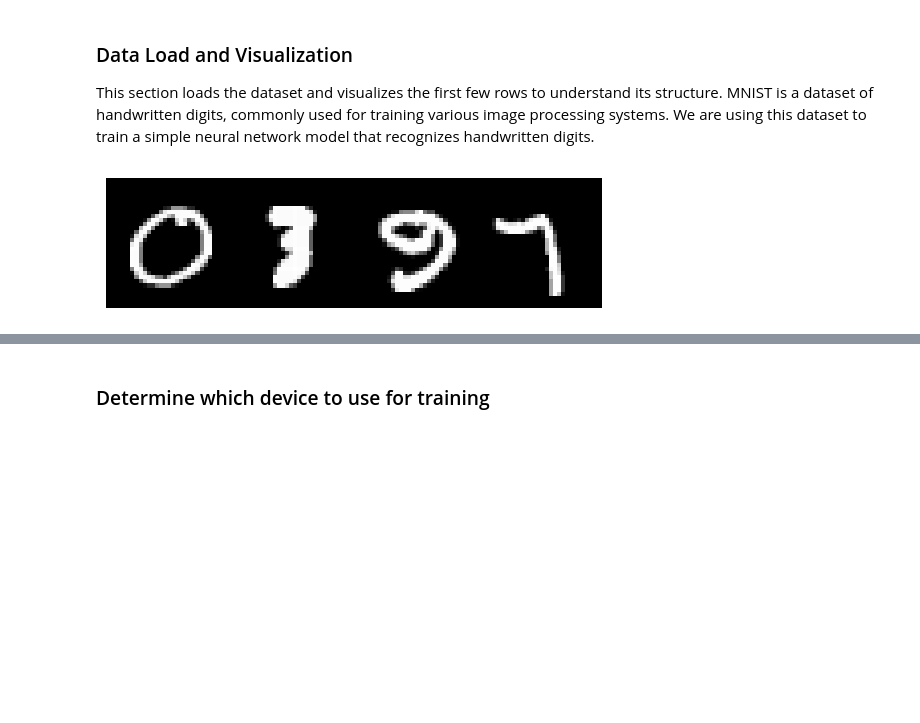
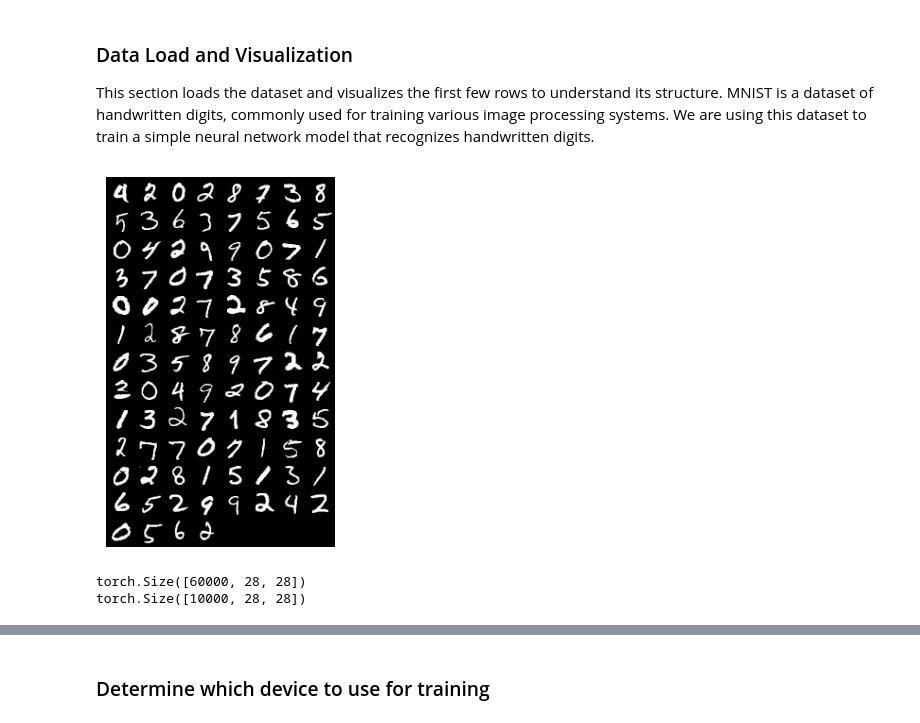
Before and after one commit to 7174Andy/machine-learning-projects, a Jupyter notebook: handwritten-recognition.ipynb, the cells around one changed output, grey strips where cells are left out. Saved outputs shown, nothing was run; the diff lists cells and outputs as text; code cells hidden in the pictures; blank space fills up the shorter version.

```diff
--- a/handwritten-recognition.ipynb
+++ b/handwritten-recognition.ipynb
@@ -15,22 +15,26 @@ import matplotlib.pyplot as plt
 This section loads the dataset and visualizes the first few rows to understand its structure. MNIST is a dataset of handwritten digits, commonly used for training various image processing systems. We are using this dataset to train a simple neural network model that recognizes handwritten digits.
 # %%
 traindata = torchvision.datasets.MNIST(root='./data', train=True, download=True, transform=transforms.ToTensor())
-trainloader = torch.utils.data.DataLoader(traindata, batch_size=4, shuffle=True, num_workers=2)
+trainloader = torch.utils.data.DataLoader(traindata, batch_size=100, shuffle=True, num_workers=1)
 validationSet = torchvision.datasets.MNIST(root='./data', train=False, download=True, transform=transforms.ToTensor())
-validationloader = torch.utils.data.DataLoader(validationSet, batch_size=4, shuffle=False, num_workers=2)
+validationloader = torch.utils.data.DataLoader(validationSet, batch_size=100, shuffle=False, num_workers=1)
 
 dataiter = iter(trainloader)
 images, labels = next(dataiter)
 
 def imshow(img):
     npimg = img.numpy()
     plt.imshow(np.transpose(npimg, (1, 2, 0)))
     plt.axis('off')
     plt.show()
 
 imshow(torchvision.utils.make_grid(images))
+print(traindata.data.shape)
+print(validationSet.data.shape)
 # %% [output]
-[figure, old version]
+[figure, new version]
+torch.Size([60000, 28, 28])
+torch.Size([10000, 28, 28])
 # %%
 print(' '.join(f'{labels[j]}' for j in range(4)))
 
```
Also changed, not shown: parts of 5 cells of this notebook, 7 other files.
